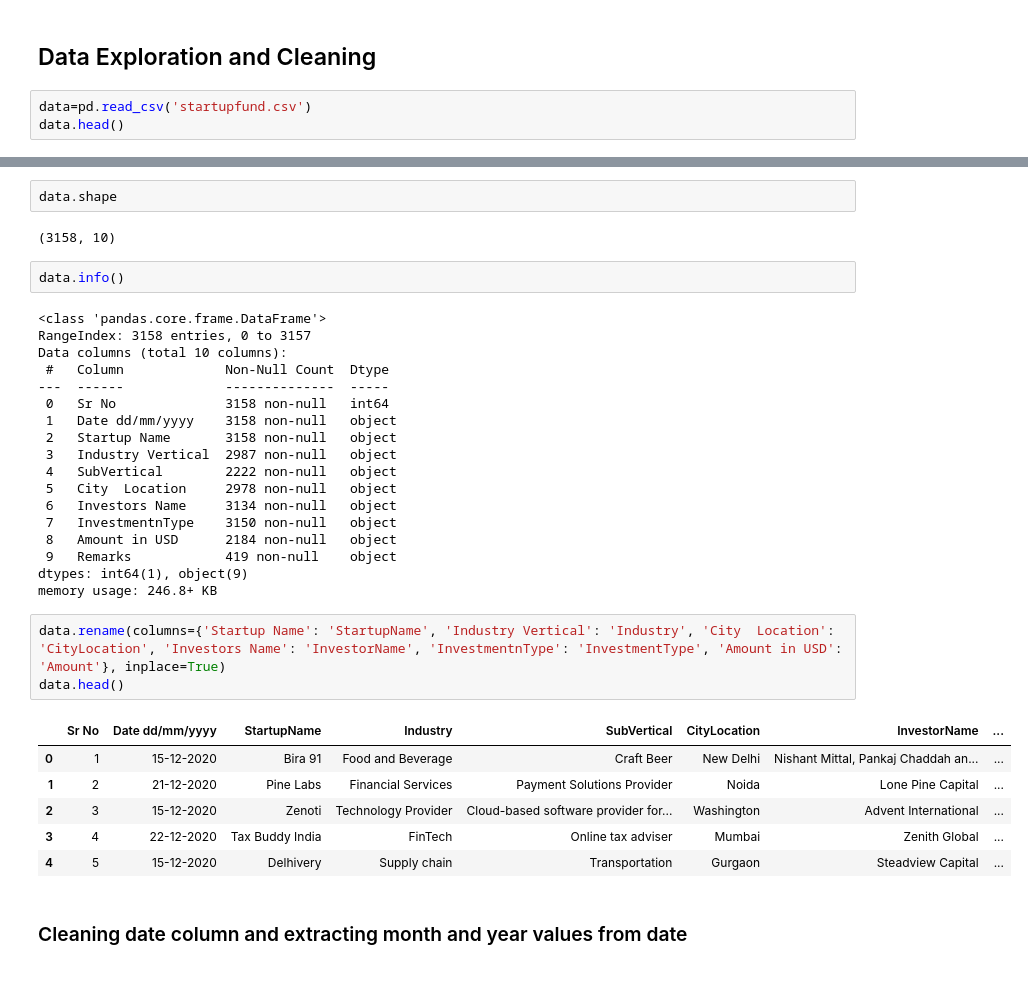
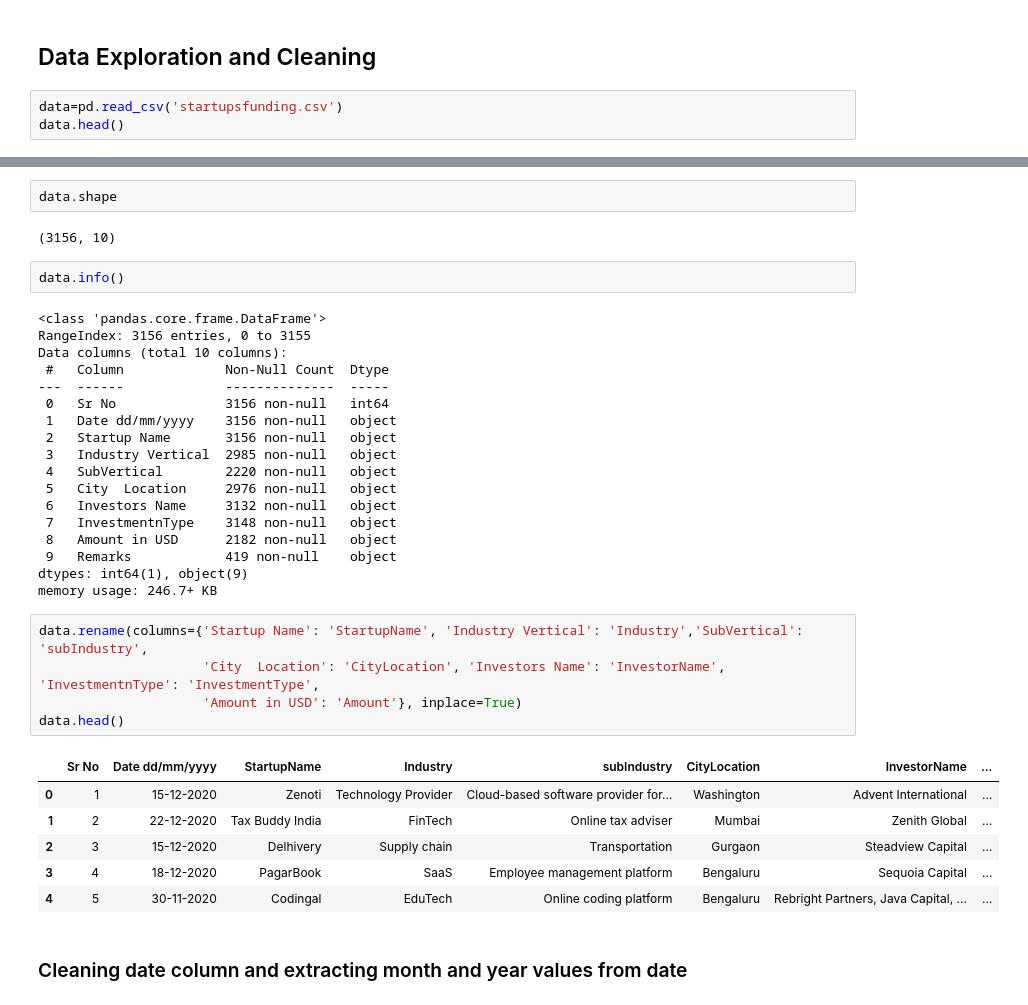
Before and after one commit to saramujawar22/Project, a Jupyter notebook: Startup_data ver 2.ipynb, the cells around one changed output, grey strips where cells are left out. Saved outputs shown, nothing was run; the diff lists cells and outputs as text.

```diff
--- a/Startup_data ver 2.ipynb
+++ b/Startup_data ver 2.ipynb
@@ -7,7 +8,7 @@ import re
 # %% [markdown]
 ## Data Exploration and Cleaning
 # %%
-data=pd.read_csv('startupfund.csv')
+data=pd.read_csv('startupsfunding.csv')
 data.head()
 # %% [output]
 |  | Sr No | Date dd/mm/yyyy | Startup Name | Industry Vertical | SubVertical | City Location | Investors Name | ... |
@@ -19,37 +20,39 @@ data.head()
 # %%
 data.shape
 # %% [output]
-(3158, 10)
+(3156, 10)
 # %%
 data.info()
 # %% [output]
 <class 'pandas.core.frame.DataFrame'>
-RangeIndex: 3158 entries, 0 to 3157
+RangeIndex: 3156 entries, 0 to 3155
 Data columns (total 10 columns):
  #   Column             Non-Null Count  Dtype
 ---  ------             --------------  -----
- 0   Sr No              3158 non-null   int64
- 1   Date dd/mm/yyyy    3158 non-null   object
- 2   Startup Name       3158 non-null   object
- 3   Industry Vertical  2987 non-null   object
- 4   SubVertical        2222 non-null   object
- 5   City  Location     2978 non-null   object
- 6   Investors Name     3134 non-null   object
- 7   InvestmentnType    3150 non-null   object
- 8   Amount in USD      2184 non-null   object
+ 0   Sr No              3156 non-null   int64
+ 1   Date dd/mm/yyyy    3156 non-null   object
+ 2   Startup Name       3156 non-null   object
+ 3   Industry Vertical  2985 non-null   object
+ 4   SubVertical        2220 non-null   object
+ 5   City  Location     2976 non-null   object
+ 6   Investors Name     3132 non-null   object
+ 7   InvestmentnType    3148 non-null   object
+ 8   Amount in USD      2182 non-null   object
  9   Remarks            419 non-null    object
 dtypes: int64(1), object(9)
-memory usage: 246.8+ KB
+memory usage: 246.7+ KB
 # %%
-data.rename(columns={'Startup Name': 'StartupName', 'Industry Vertical': 'Industry', 'City  Location': 'CityLocation', 'Investors Name': 'InvestorName', 'InvestmentnType': 'InvestmentType', 'Amount in USD': 'Amount'}, inplace=True)
+data.rename(columns={'Startup Name': 'StartupName', 'Industry Vertical': 'Industry','SubVertical': 'subIndustry',
+                     'City  Location': 'CityLocation', 'Investors Name': 'InvestorName', 'InvestmentnType': 'InvestmentType',
+                     'Amount in USD': 'Amount'}, inplace=True)
 data.head()
 # %% [output]
-|  | Sr No | Date dd/mm/yyyy | StartupName | Industry | SubVertical | CityLocation | InvestorName | ... |
-| 0 | 1 | 15-12-2020 | Bira 91 | Food and Beverage | Craft Beer | New Delhi | Nishant Mittal, Pankaj Chaddah an... | ... |
-| 1 | 2 | 21-12-2020 | Pine Labs | Financial Services | Payment Solutions Provider | Noida | Lone Pine Capital | ... |
-| 2 | 3 | 15-12-2020 | Zenoti | Technology Provider | Cloud-based software provider for... | Washington | Advent International | ... |
-| 3 | 4 | 22-12-2020 | Tax Buddy India | FinTech | Online tax adviser | Mumbai | Zenith Global | ... |
-| 4 | 5 | 15-12-2020 | Delhivery | Supply chain | Transportation | Gurgaon | Steadview Capital | ... |
+|  | Sr No | Date dd/mm/yyyy | StartupName | Industry | subIndustry | CityLocation | InvestorName | ... |
+| 0 | 1 | 15-12-2020 | Zenoti | Technology Provider | Cloud-based software provider for... | Washington | Advent International | ... |
+| 1 | 2 | 22-12-2020 | Tax Buddy India | FinTech | Online tax adviser | Mumbai | Zenith Global | ... |
+| 2 | 3 | 15-12-2020 | Delhivery | Supply chain | Transportation | Gurgaon | Steadview Capital | ... |
+| 3 | 4 | 18-12-2020 | PagarBook | SaaS | Employee management platform | Bengaluru | Sequoia Capital | ... |
+| 4 | 5 | 30-11-2020 | Codingal | EduTech | Online coding platform | Bengaluru | Rebright Partners, Java Capital, ... | ... |
 # %% [markdown]
 ### Cleaning date column and extracting month and year values from date
 # %%
```
Also changed, not shown: parts of 32 cells of this notebook, 1 other file.
